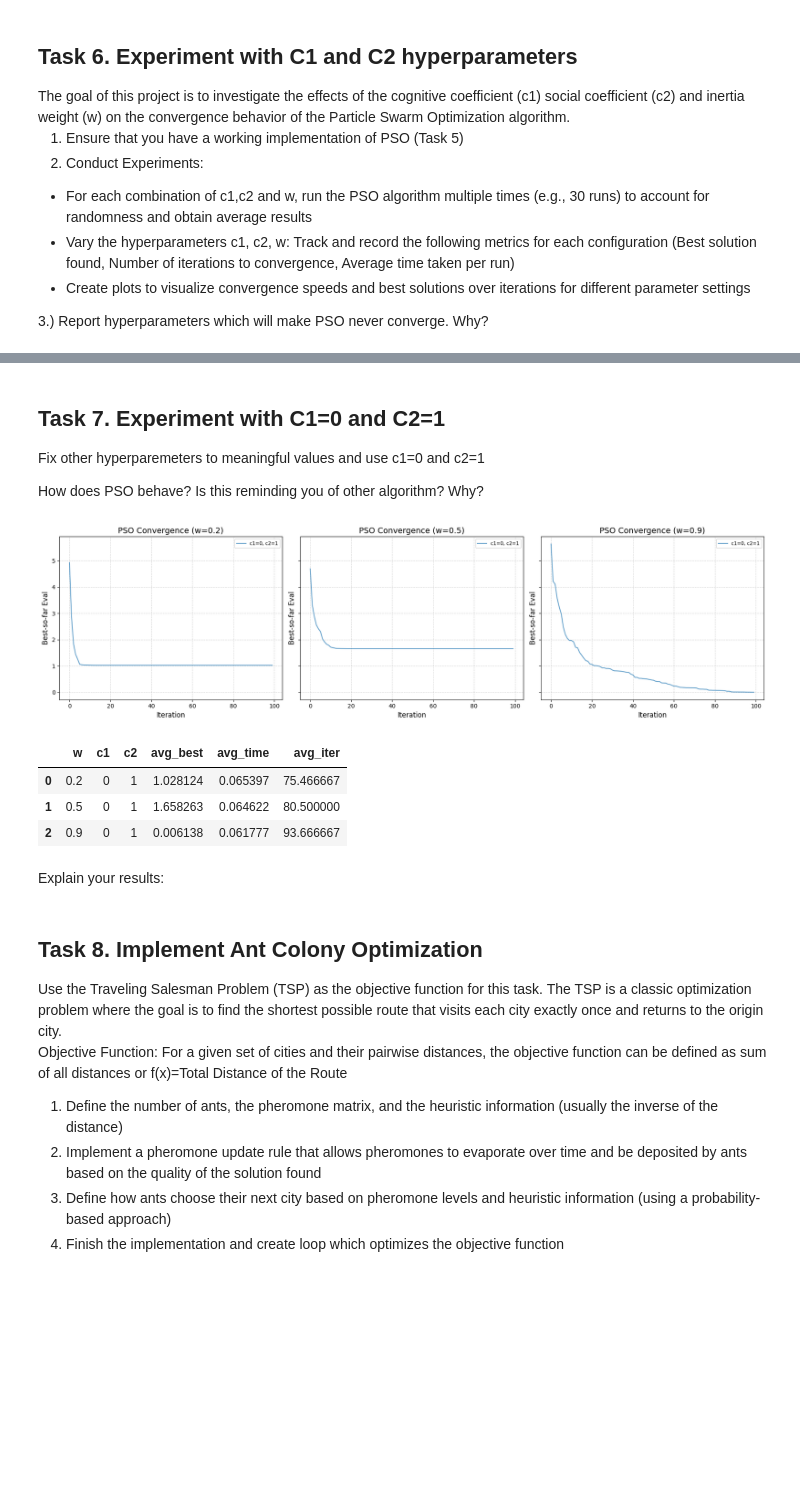
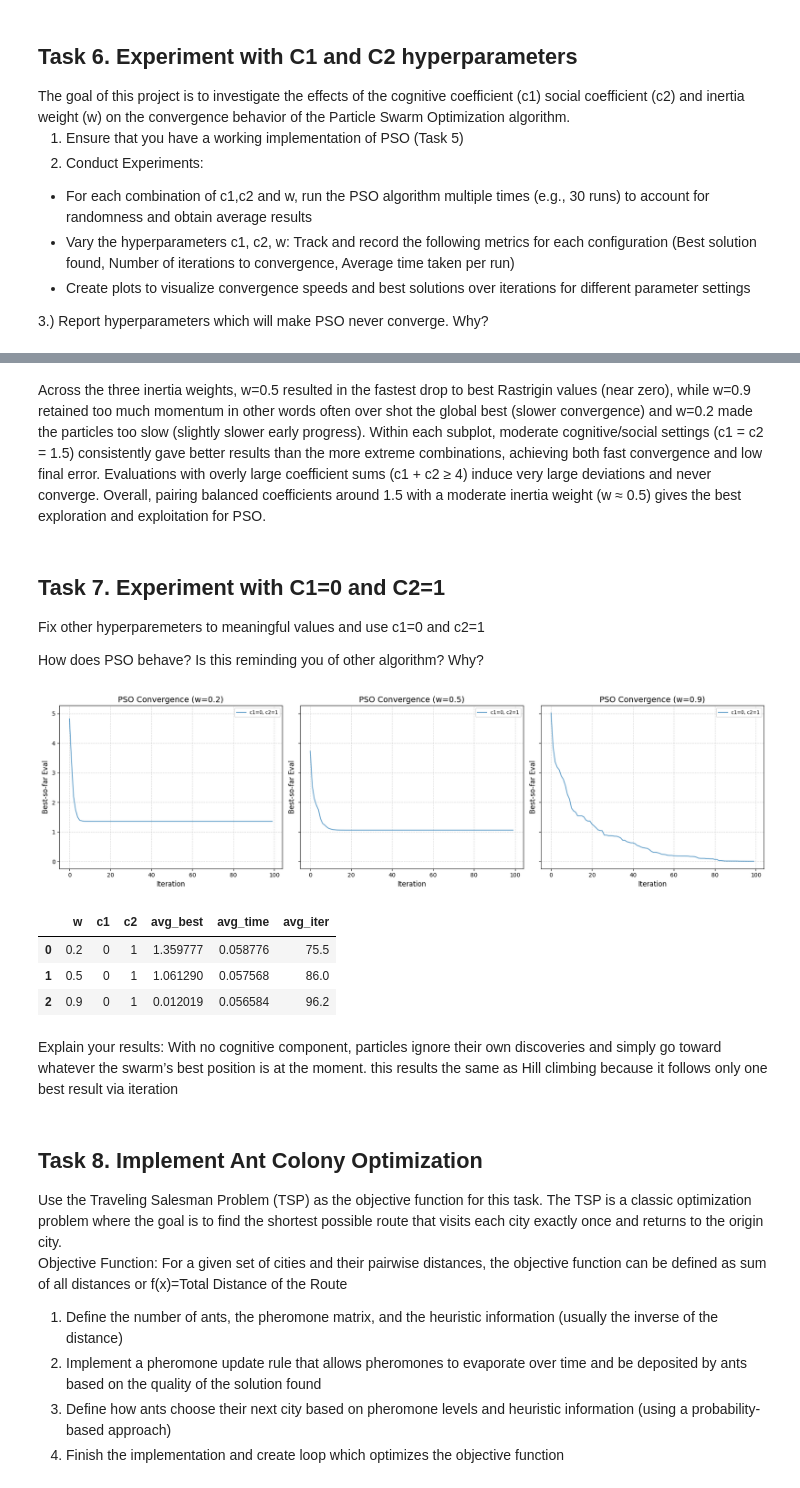
Before and after one commit to MarioSomodi/Optimization-Algorithms, a Jupyter notebook: OABOEC_Project_Mario_Somodi.ipynb, the cells around one changed output, grey strips where cells are left out. Cells and saved outputs as stored; diff of their text form; code cells hidden in the pictures; blank space fills up the shorter version.

Commit message:
ant colony and ant colony hyperparamater evaluation

```diff
--- a/OABOEC_Project_Mario_Somodi.ipynb
+++ b/OABOEC_Project_Mario_Somodi.ipynb
@@ -541,17 +534,20 @@ run_particle_swarm_evaluation()
+# %% [markdown]
+Across the three inertia weights, w=0.5 resulted in the fastest drop to best Rastrigin values (near zero), while w=0.9 retained too much momentum in other words often over shot the global best (slower convergence) and w=0.2 made the particles too slow  (slightly slower early progress). Within each subplot, moderate cognitive/social settings (c1 = c2 = 1.5) consistently gave better results than the more extreme combinations, achieving both fast convergence and low final error. Evaluations with overly large coefficient sums (c1 + c2 ≥ 4) induce very large deviations and never converge. Overall, pairing balanced coefficients around 1.5 with a moderate inertia weight (w ≈ 0.5) gives the best exploration and exploitation for PSO.
 # %% [markdown]
 <h2> Task 7. Experiment with C1=0 and C2=1 </h2>
 <p> Fix other hyperparemeters to meaningful values and use c1=0 and c2=1 </p>
 <p> How does PSO behave? Is this reminding you of other algorithm? Why? </p>
-# %%
-run_particle_swarm_evaluation([0], [1])
-# %% [output]
-[figure, removed]
-|  | w | c1 | c2 | avg_best | avg_time | avg_iter |
-| 0 | 0.2 | 0 | 1 | 1.028124 | 0.065397 | 75.466667 |
-| 1 | 0.5 | 0 | 1 | 1.658263 | 0.064622 | 80.500000 |
-| 2 | 0.9 | 0 | 1 | 0.006138 | 0.061777 | 93.666667 |
-# %% [markdown]
-Explain your results:
+# %%
+run_particle_swarm_evaluation([0], [1], [0,0.2,0.5,0.9,1.5])
+# %% [output]
+[figure, added]
+|  | w | c1 | c2 | avg_best | avg_time | avg_iter |
+| 0 | 0.2 | 0 | 1 | 1.359777 | 0.058776 | 75.5 |
+| 1 | 0.5 | 0 | 1 | 1.061290 | 0.057568 | 86.0 |
+| 2 | 0.9 | 0 | 1 | 0.012019 | 0.056584 | 96.2 |
+# %% [markdown]
+Explain your results: With no cognitive component, particles ignore their own discoveries and simply go toward whatever the swarm’s best position is at the moment.
+this results the same as Hill climbing because it follows only one best result via iteration
 # %% [markdown]
 <h2> Task 8. Implement Ant Colony Optimization </h2>
 Use the Traveling Salesman Problem (TSP) as the objective function for this task. The TSP is a classic optimization problem where the goal is to find the shortest possible route that visits each city exactly once and returns to the origin city.
```
Also changed, not shown: parts of 16 cells of this notebook, 2 other files.
